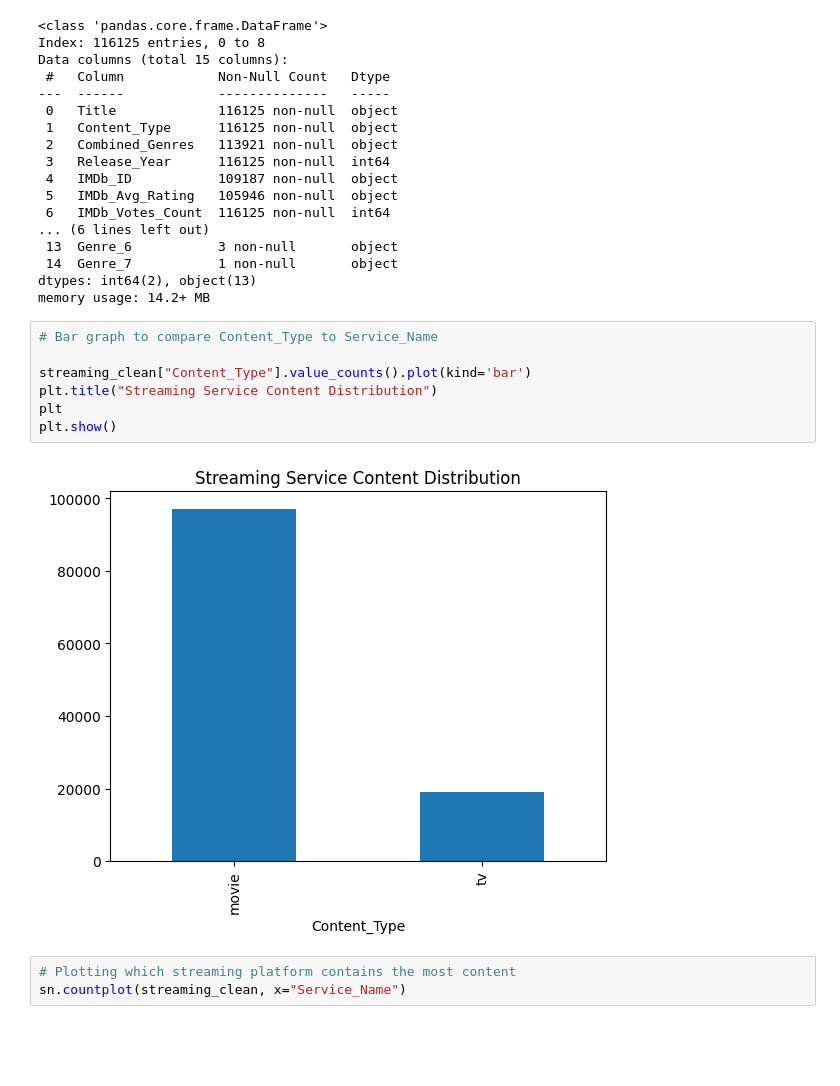
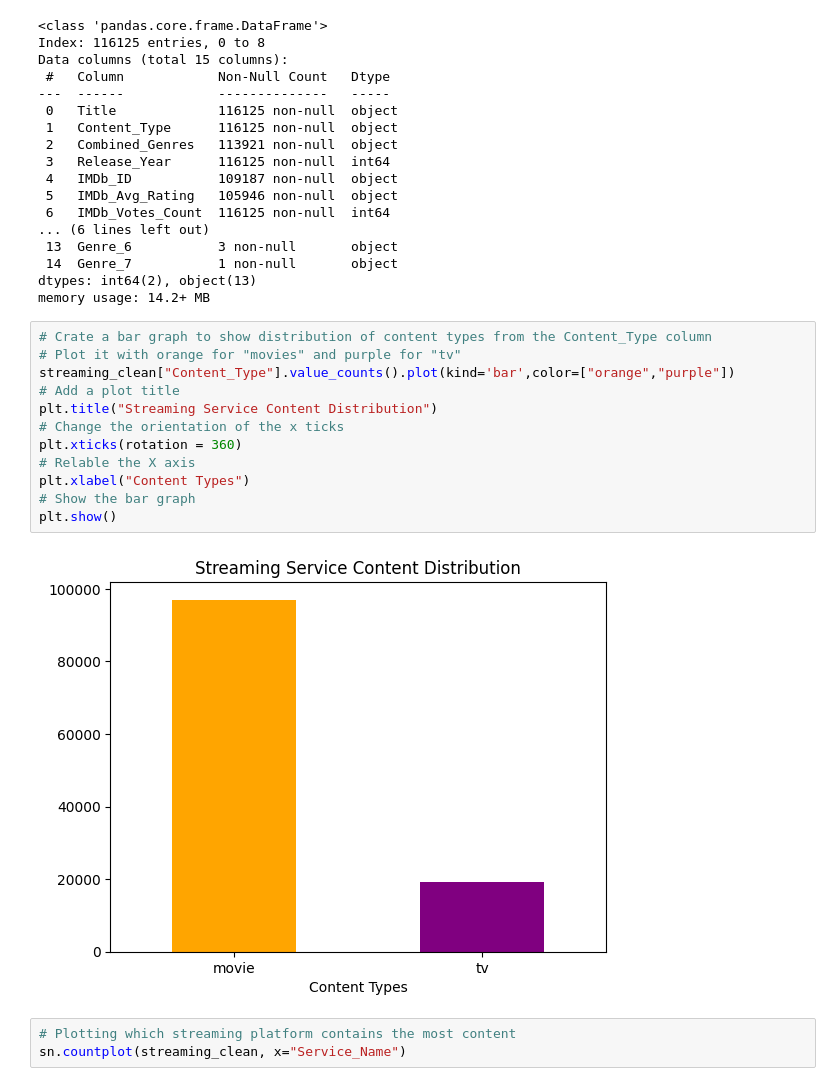
Before and after one commit to rkynhoff/Streaming_Service_Comparisons, a Jupyter notebook: STRM_SERV_COMP_V2.ipynb, the cells around one changed output. Saved outputs shown, nothing was run; the diff lists cells and outputs as text; blank space fills up the shorter version.

Commit message:
Prettied up the content type graphgit add .

```diff
--- a/STRM_SERV_COMP_V2.ipynb
+++ b/STRM_SERV_COMP_V2.ipynb
@@ -580,15 +580,20 @@ Data columns (total 15 columns):
  14  Genre_7           1 non-null       object
 dtypes: int64(2), object(13)
 memory usage: 14.2+ MB
-# %%
-# Bar graph to compare Content_Type to Service_Name
-
-streaming_clean["Content_Type"].value_counts().plot(kind='bar')
-plt.title("Streaming Service Content Distribution")
-plt
-plt.show()
-# %% [output]
-[figure, removed]
+# %%
+# Crate a bar graph to show distribution of content types from the Content_Type column
+# Plot it with orange for "movies" and purple for "tv"
+streaming_clean["Content_Type"].value_counts().plot(kind='bar',color=["orange","purple"])
+# Add a plot title
+plt.title("Streaming Service Content Distribution")
+# Change the orientation of the x ticks
+plt.xticks(rotation = 360)
+# Relable the X axis
+plt.xlabel("Content Types")
+# Show the bar graph
+plt.show()
+# %% [output]
+[figure, added]
 # %%
 # Plotting which streaming platform contains the most content
 sn.countplot(streaming_clean, x="Service_Name")
```
